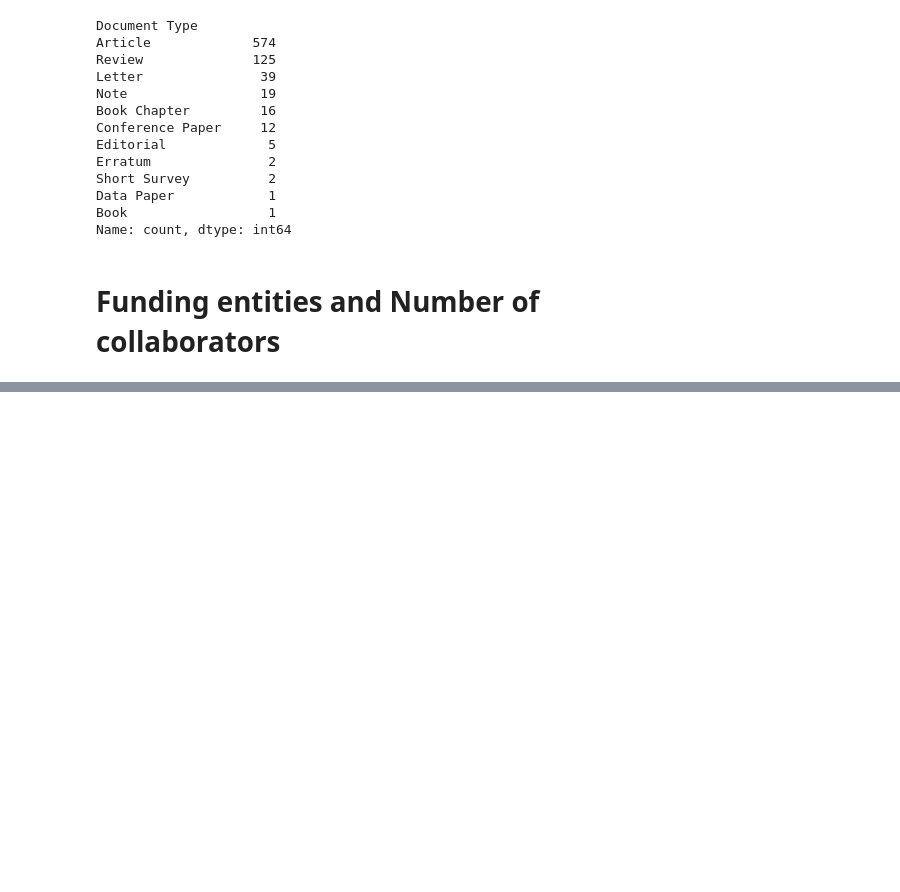
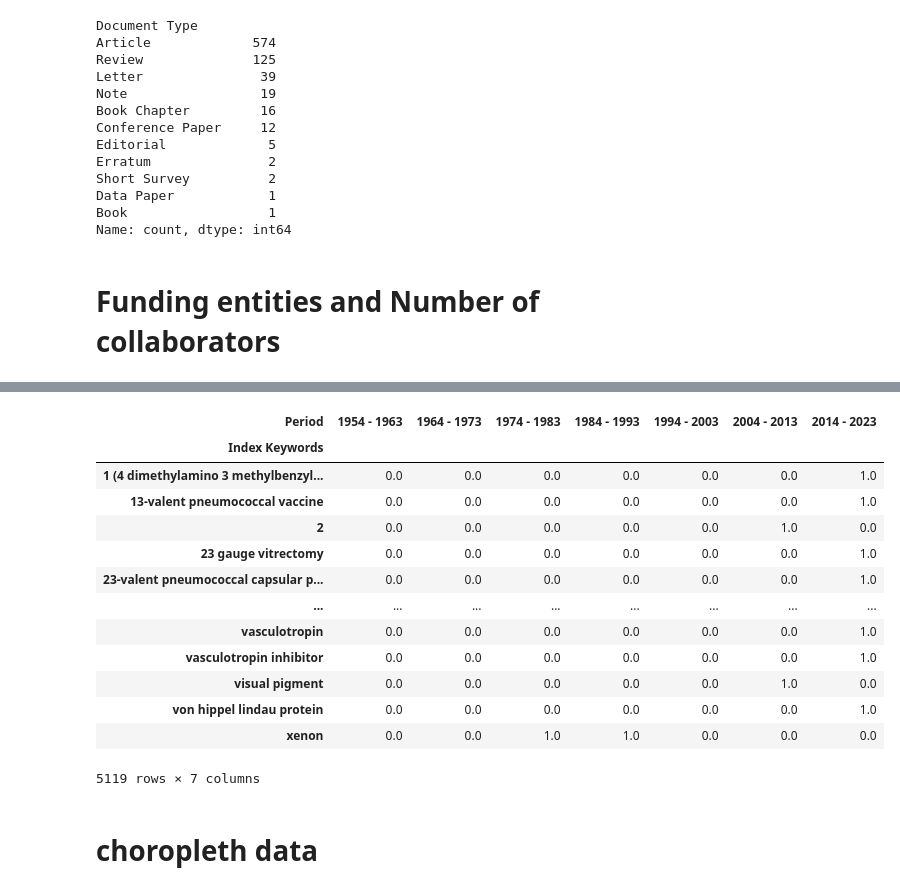
Before and after one commit to msherrif04/OphthoViz, a Jupyter notebook: notebooks/data_processing_03.ipynb, the cells around one changed output, grey strips where cells are left out. Drawn from its saved outputs; the diff is of its cells as text; code cells hidden in the pictures; blank space fills up the shorter version.

```diff
--- a/notebooks/data_processing_03.ipynb
+++ b/notebooks/data_processing_03.ipynb
@@ -745,0 +1149,20 @@ doc_type.to_csv('../data/processed/doc_type.csv')
+# %%
+keywords_decade.fillna(0, inplace=True)
+keywords_decade
+# %% [output]
+| Period | 1954 - 1963 | 1964 - 1973 | 1974 - 1983 | 1984 - 1993 | 1994 - 2003 | 2004 - 2013 | 2014 - 2023 |
+| Index Keywords |  |  |  |  |  |  |  |
+| 1 (4 dimethylamino 3 methylbenzyl... | 0.0 | 0.0 | 0.0 | 0.0 | 0.0 | 0.0 | 1.0 |
+| 13-valent pneumococcal vaccine | 0.0 | 0.0 | 0.0 | 0.0 | 0.0 | 0.0 | 1.0 |
+| 2 | 0.0 | 0.0 | 0.0 | 0.0 | 0.0 | 1.0 | 0.0 |
+| 23 gauge vitrectomy | 0.0 | 0.0 | 0.0 | 0.0 | 0.0 | 0.0 | 1.0 |
+| 23-valent pneumococcal capsular p... | 0.0 | 0.0 | 0.0 | 0.0 | 0.0 | 0.0 | 1.0 |
+| ... | ... | ... | ... | ... | ... | ... | ... |
+| vasculotropin | 0.0 | 0.0 | 0.0 | 0.0 | 0.0 | 0.0 | 1.0 |
+| vasculotropin inhibitor | 0.0 | 0.0 | 0.0 | 0.0 | 0.0 | 0.0 | 1.0 |
+| visual pigment | 0.0 | 0.0 | 0.0 | 0.0 | 0.0 | 1.0 | 0.0 |
+| von hippel lindau protein | 0.0 | 0.0 | 0.0 | 0.0 | 0.0 | 0.0 | 1.0 |
+| xenon | 0.0 | 0.0 | 1.0 | 1.0 | 0.0 | 0.0 | 0.0 |
+5119 rows × 7 columns
+# %% [markdown]
+# choropleth data
```
Also changed, not shown: parts of 50 cells of this notebook, 15 other files.
